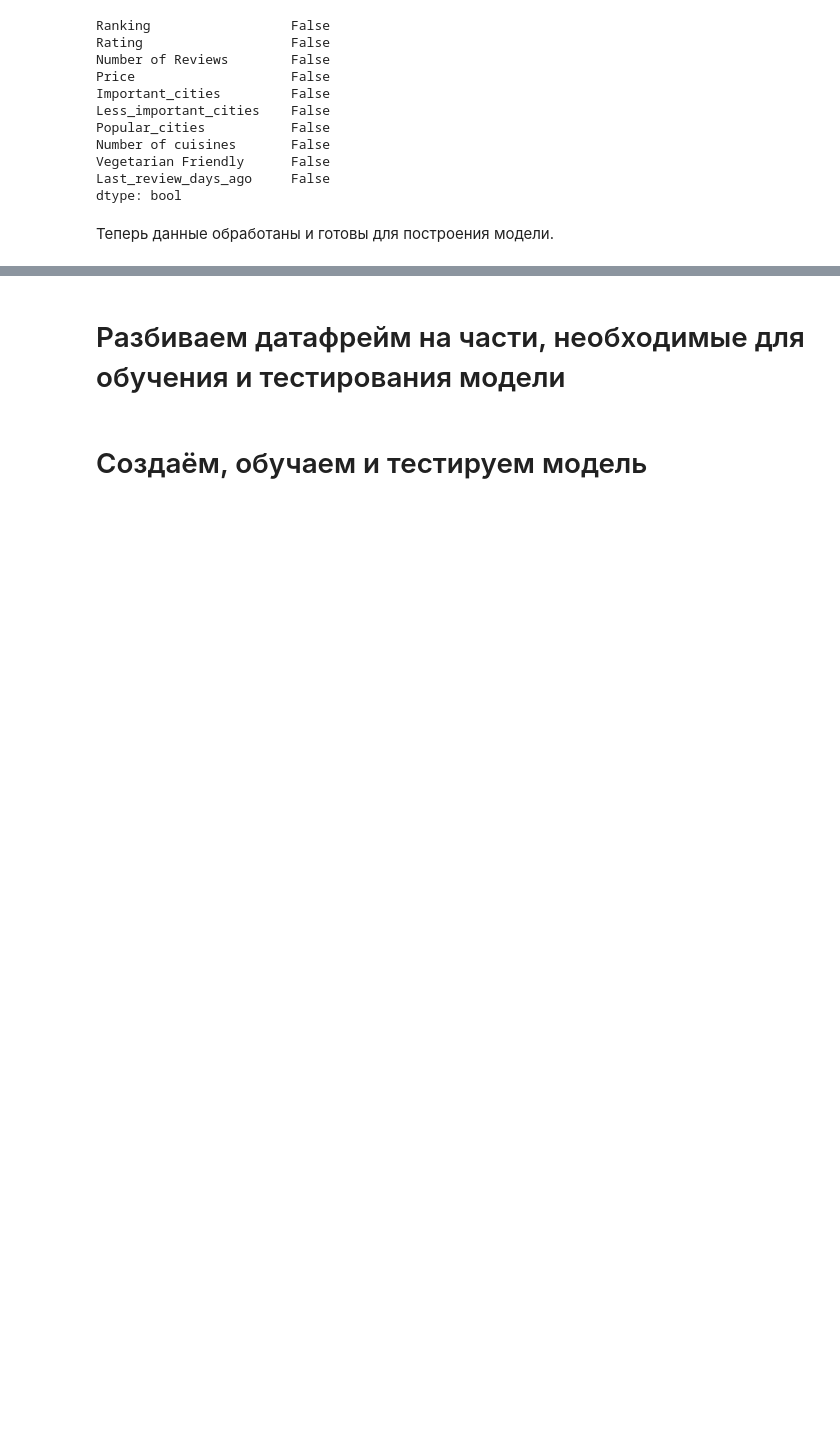
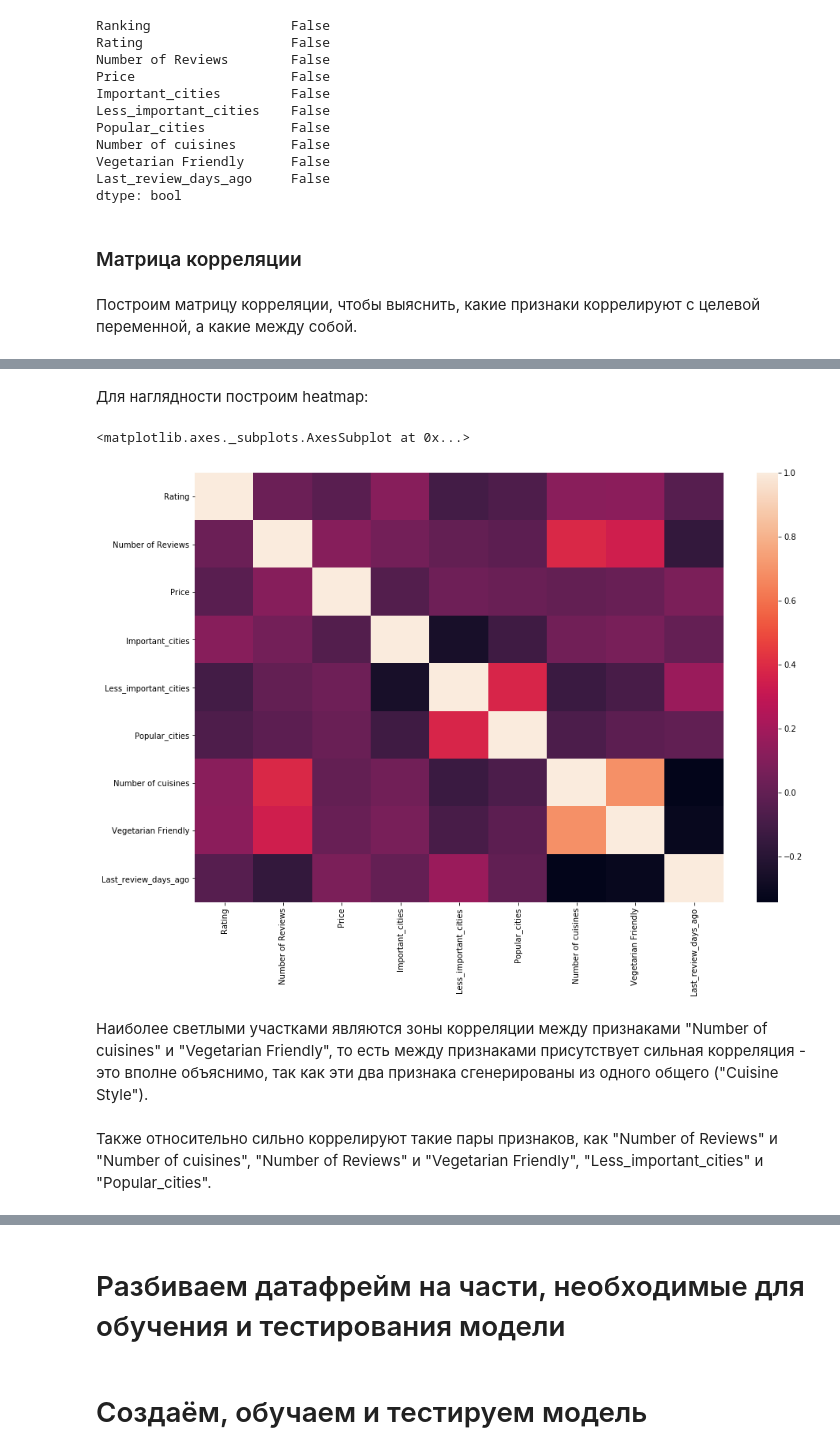
Before and after one commit to geraskovatonya/skillfactory_rds, a Jupyter notebook: module_3/Project-3.TripAdvisor.ipynb, the cells around one changed output, grey strips where cells are left out. Cells and saved outputs as stored; diff of their text form; code cells hidden in the pictures; blank space fills up the shorter version.

```diff
--- a/module_3/Project-3.TripAdvisor.ipynb
+++ b/module_3/Project-3.TripAdvisor.ipynb
@@ -251,8 +256,10 @@ Number of cuisines       False
 Vegetarian Friendly      False
 Last_review_days_ago     False
 dtype: bool
-# %% [markdown]
-Теперь данные обработаны и готовы для построения модели.
+# %% [markdown]
+### Матрица корреляции
+# %% [markdown]
+Построим матрицу корреляции, чтобы выяснить, какие признаки коррелируют с целевой переменной, а какие между собой.
 # %%
 df.corr()
 # %% [output]
@@ -267,3 +274,15 @@ df.corr()
 | Number of cuisines | -0.320250 | 0.120059 | 0.389268 | 0.003177 | 0.048124 | -0.132099 | -0.072427 | ... |
 | Vegetarian Friendly | -0.300139 | 0.128356 | 0.349710 | 0.019858 | 0.068710 | -0.087945 | -0.019778 | ... |
 | Last_review_days_ago | 0.138049 | -0.039875 | -0.161711 | 0.080393 | 0.008705 | 0.173276 | -0.002777 | ... |
+# %% [markdown]
+Для наглядности построим heatmap:
+# %%
+plt.rcParams['figure.figsize'] = (15,10)
+sns.heatmap(df.drop(['Ranking'], axis=1).corr(),)
+# %% [output]
+<matplotlib.axes._subplots.AxesSubplot at 0x...>
+[figure, added]
+# %% [markdown]
+Наиболее светлыми участками являются зоны корреляции между признаками "Number of cuisines" и "Vegetarian Friendly", то есть между признаками присутствует сильная корреляция - это вполне объяснимо, так как эти два признака сгенерированы из одного общего ("Cuisine Style").
+# %% [markdown]
+Также относительно сильно коррелируют такие пары признаков, как "Number of Reviews" и "Number of cuisines", "Number of Reviews" и "Vegetarian Friendly", "Less_important_cities" и "Popular_cities".
```
Also changed, not shown: parts of 13 cells of this notebook.
